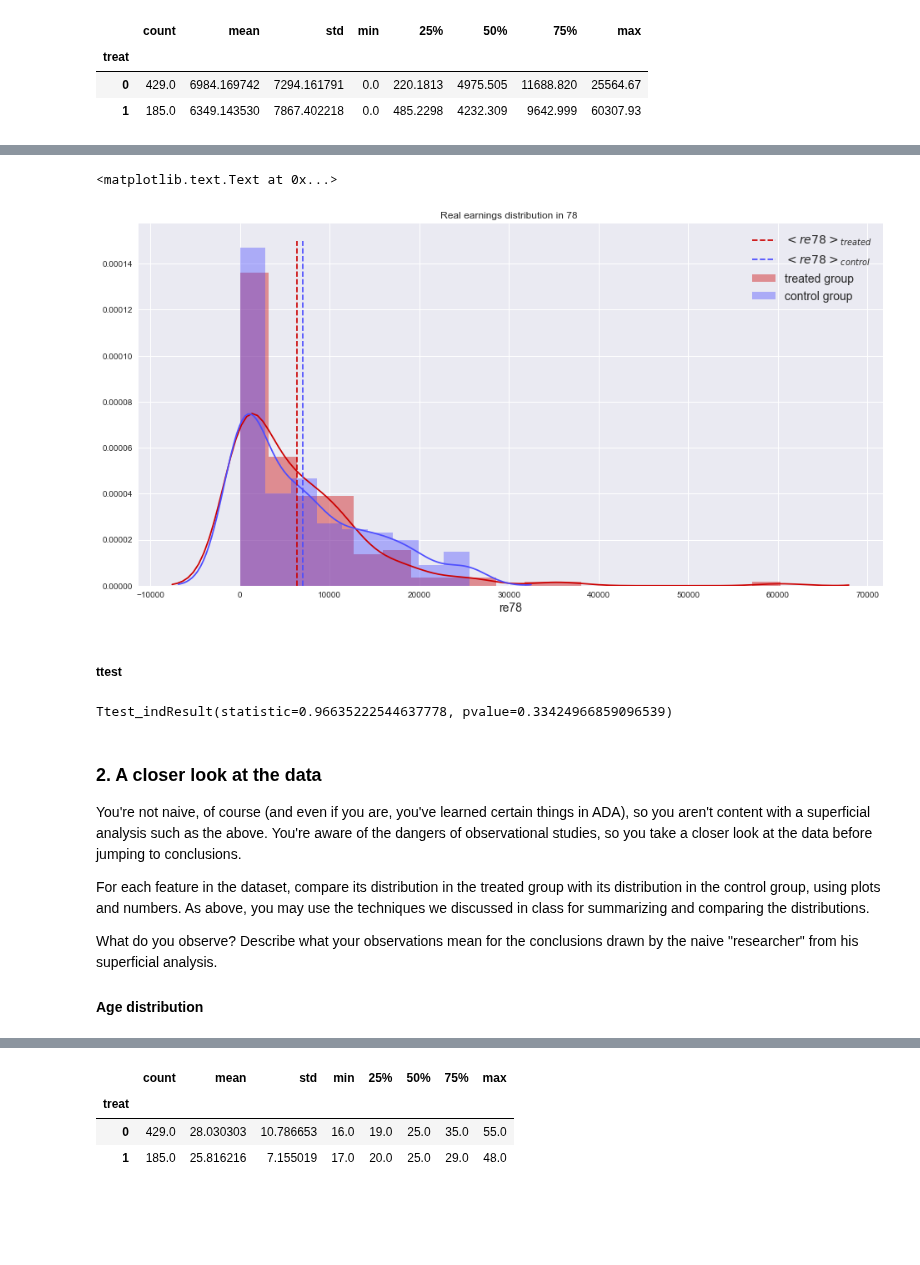
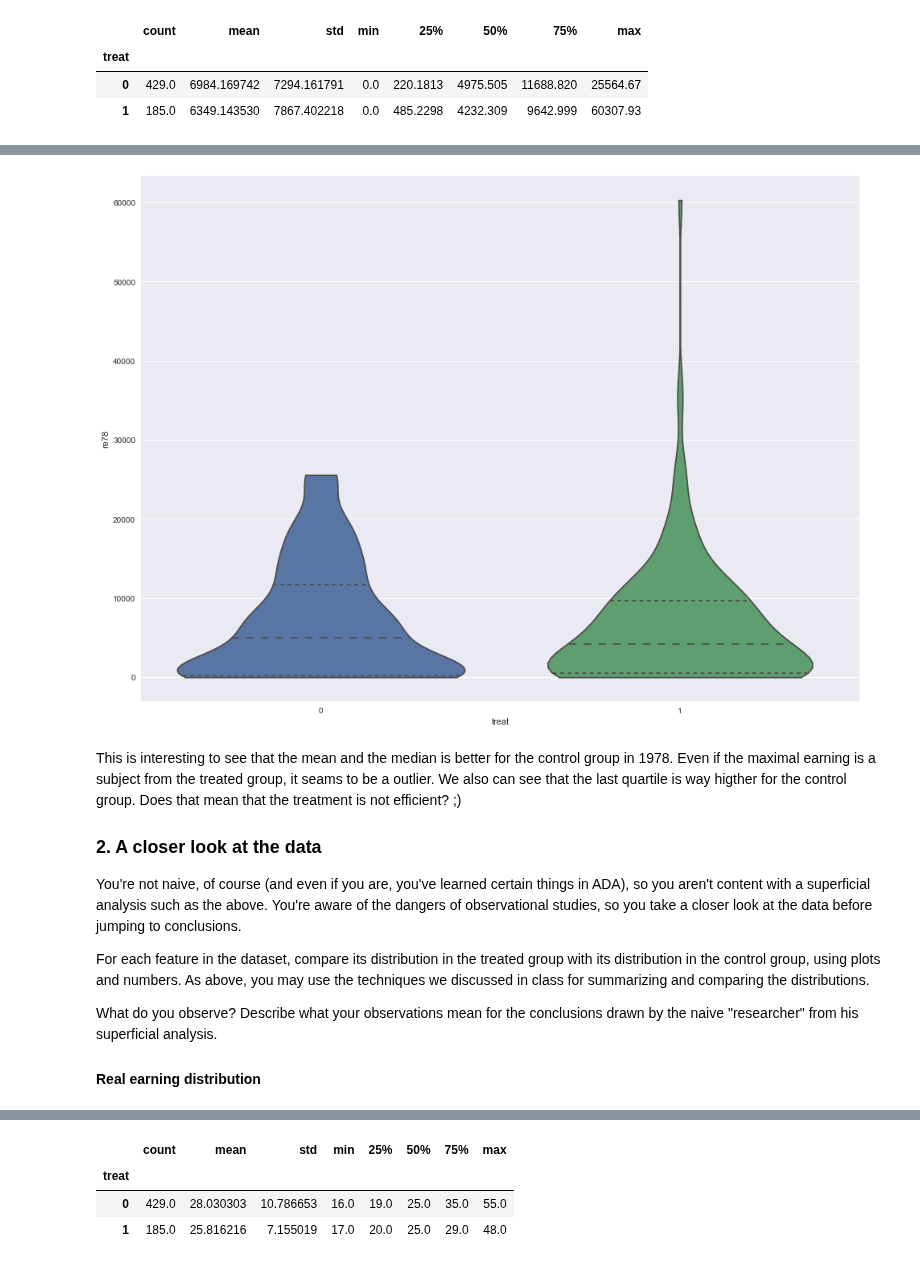
Before and after one commit to mathildemrt/ada, a Jupyter notebook: 04 - Applied ML/AppliedML.ipynb, the cells around one changed output, grey strips where cells are left out. Saved outputs shown, nothing was run; the diff lists cells and outputs as text; code cells hidden in the pictures; blank space fills up the shorter version.

```diff
--- a/04 - Applied ML/AppliedML.ipynb
+++ b/04 - Applied ML/AppliedML.ipynb
@@ -101,30 +72,28 @@ ax2.set_title("Real earnings in 1978 for Control Group")
-# %%
-fig, ax = plt.subplots(1)
-fig.set_size_inches(16, 8)
-
-#color for both classes
-color0=[0.3,0.3,1]
-color1=[0.8,0.,0]
-
-sns.distplot(treated_group.re78,label='treated group',color=color1,ax=ax)
-sns.distplot(control_group.re78,label='control group',color=color0,ax=ax)
-
-plt.plot([treated_group.re78.mean(),treated_group.re78.mean()],[0,0.00015],color=color1,ls='--',label='$<re78>_{treated}$')
-plt.plot([control_group.re78.mean(),control_group.re78.mean()],[0,0.00015],color=color0,ls='--',label='$<re78>_{control}$')
-
-plt.xlabel('re78', fontsize=14)
-plt.legend( fontsize=14)
-plt.title('Real earnings distribution in 78 ')
-# %% [output]
-<matplotlib.text.Text at 0x...>
-[figure, removed]
-# %% [markdown]
-##### ttest
-# %%
-stats.ttest_ind(lalonde.re78[lalonde.treat==0], lalonde.re78[lalonde.treat==1])
-# %% [output]
-Ttest_indResult(statistic=0.96635222544637778, pvalue=0.33424966859096539)
+# %%
+def plot_distribution(df,feature,title):
+    """
+    Plot the groups distribution of one feature in the dataframe df
+    """
+    f, ax = plt.subplots(1)
+    f.set_size_inches(16, 8)
+    #df = pd.melt(df[["treat","re74","re75","re78"]],
+    #                              id_vars=["treat"],
+    #                             value_vars=["re78"],
+    #                            var_name='re_year',
+    #                           value_name='re')
+
+    #sns.violinplot(x="treat", y="re78", data=df,hue="treat",inner="quartile", split=True)
+
+    #TODO coller les 2 cotés du violon
+    # + title
+    sns.violinplot(x="treat", y=feature, data=df,inner="quartile",cut=0,title=title)
+
+plotDistribution(lalonde,'Real earning distribution in 1978')
+# %% [output]
+[figure, added]
 # %% [markdown]
+This is interesting to see that the mean and the median is better for the control group in 1978. Even if the maximal earning is a subject from the treated group, it seams to be a outlier. We also can see that the last quartile is way higther for the control group. Does that mean that the treatment is not efficient? ;)
+
 ### 2. A closer look at the data
 
 You're not naive, of course (and even if you are, you've learned certain things in ADA), so you aren't content with a superficial analysis such as the above.
@@ -136,4 +105,4 @@ As above, you may use the techniques we discussed in class for summarizing and c
 What do you observe?
 Describe what your observations mean for the conclusions drawn by the naive "researcher" from his superficial analysis.
 
-#### Age distribution
+#### Real earning distribution
```
Also changed, not shown: parts of 47 cells of this notebook.
